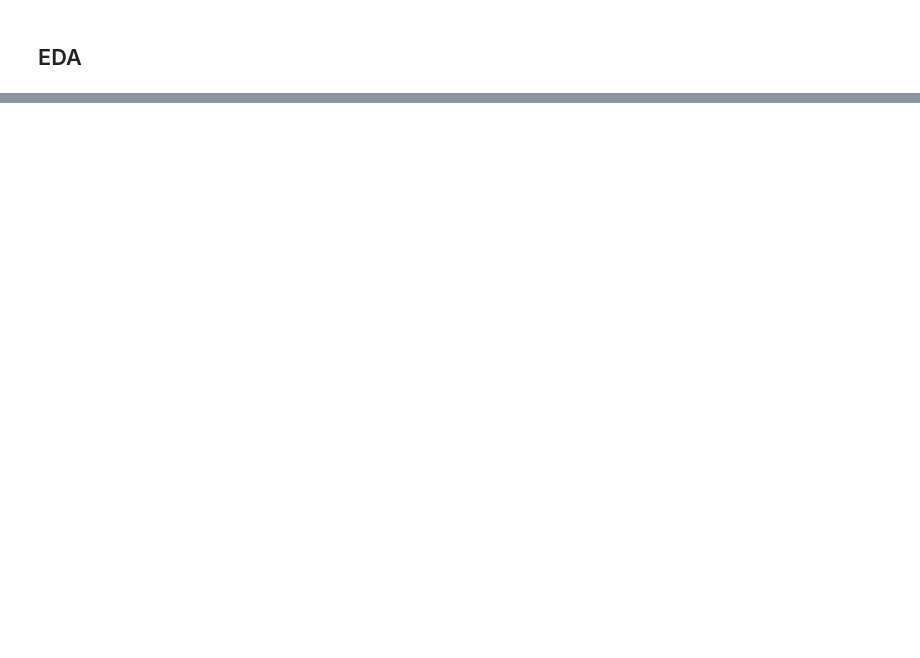
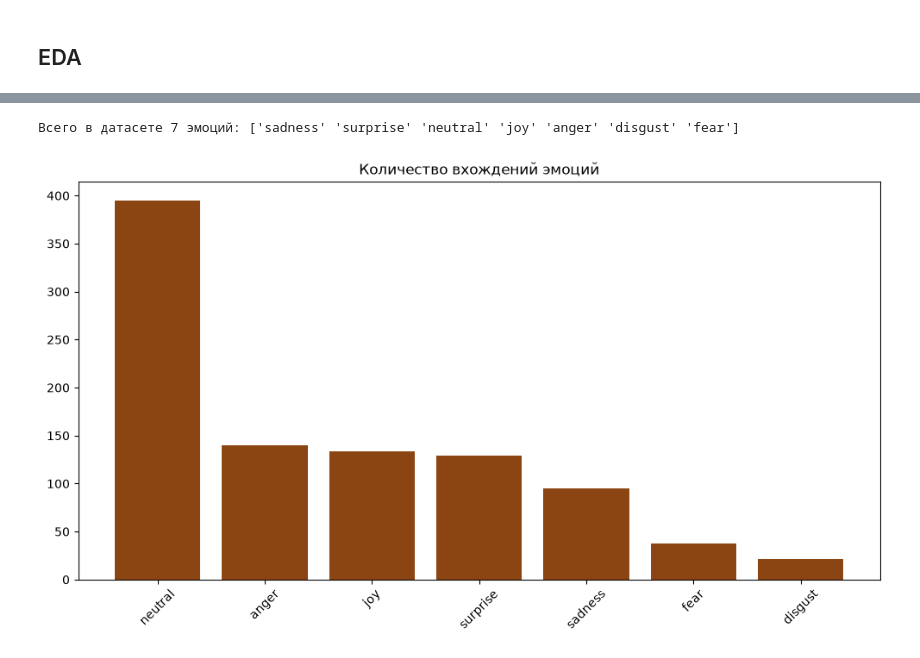
Before and after one commit to ivanVgusev/advanced-machine-learning, a Jupyter notebook: lab2/lab2.ipynb, the cells around one changed output, grey strips where cells are left out. Saved outputs shown, nothing was run; the diff lists cells and outputs as text; code cells hidden in the pictures; blank space fills up the shorter version.

```diff
--- a/lab2/lab2.ipynb
+++ b/lab2/lab2.ipynb
@@ -34,0 +23,9 @@ metadata_df = pd.read_csv(METADATA_PATH, index_col=0)
+# %%
+AUDIO_DATASET = Path("data/MELD_audio/archive/dev")
+METADATA = Path("data/MELD_audio/dev.csv")
+# %%
+FRIENDS_NAMES = ['Phoebe', 'Monica', 'Ross', 'Chandler', 'Joey', 'Rachel']
+# %%
+metadata_df = pd.read_csv(METADATA, index_col="Sr No.")
+# Ограничиваем только 6 главными героями
+metadata_df = metadata_df[metadata_df["Speaker"].isin(FRIENDS_NAMES)]
@@ -55,0 +66,18 @@ SR = librosa.get_samplerate(
+# %%
+def join_dialogue_utterance(dialogue_id, utterance_id):
+    return f"dia{dialogue_id}_utt{utterance_id}.flac"
+
+
+audio_names = []
+for row in metadata_df.iterrows():
+    values = row[1]
+    audio_name = join_dialogue_utterance(
+        values["Dialogue_ID"], values["Utterance_ID"]
+    )
+    if Path(AUDIO_DATASET / audio_name).exists():
+        audio_names.append(AUDIO_DATASET / audio_name)
+    else:
+        audio_names.append(np.nan)
+
+metadata_df["audio_path"] = audio_names
+metadata_df = metadata_df.dropna()
@@ -59,0 +124,19 @@ SR = librosa.get_samplerate(
+# %%
+unique_emotions = metadata_df["Emotion"].unique()
+print(f"Всего в датасете {len(unique_emotions)} эмоций: {unique_emotions}")
+# %% [output]
+Всего в датасете 7 эмоций: ['sadness' 'surprise' 'neutral' 'joy' 'anger' 'disgust' 'fear']
+# %%
+emotion_counts = metadata_df["Emotion"].value_counts()
+
+plt.figure(figsize=PLT_FIG_SIZE)
+plt.title("Количество вхождений эмоций")
+plt.bar(
+    emotion_counts.index,
+    emotion_counts.to_numpy(dtype=int),
+    color=choose_color(color_palette)
+)
+plt.xticks(rotation=45)
+plt.show()
+# %% [output]
+[figure, added]
```
Also changed, not shown: parts of 33 cells of this notebook.
